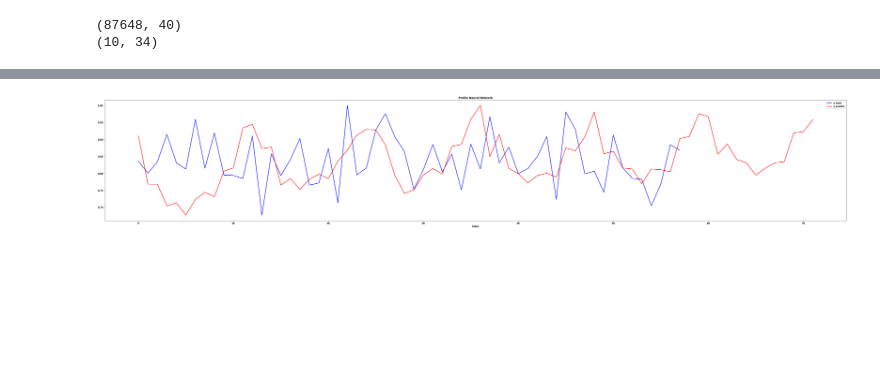
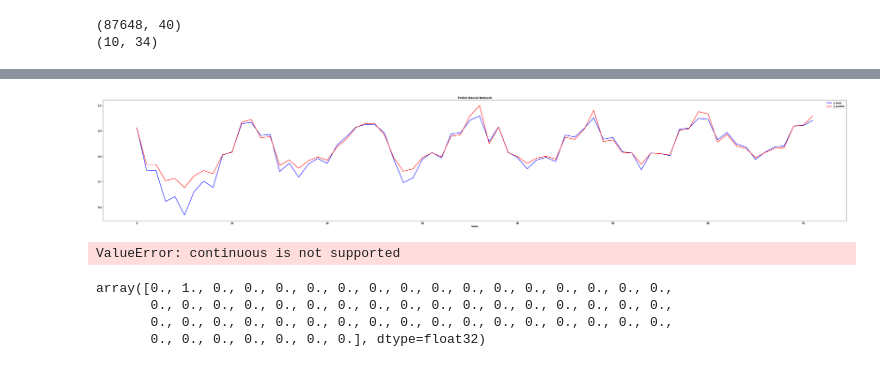
Before and after one commit to annaptasznik/EE555-FinalProject, a Jupyter notebook: ee555DAY.ipynb, the cells around one changed output, grey strips where cells are left out. Drawn from its saved outputs; the diff is of its cells as text; code cells hidden in the pictures; blank space fills up the shorter version.

```diff
--- a/ee555DAY.ipynb
+++ b/ee555DAY.ipynb
@@ -378,3 +405,9 @@ plt.plot(loss_traj2)
+# %%
+y_testAT = []
+for i in range(len(Y_hat_testAT)):
+    #print(loss_traj[i])
+    a = Y_hat_testAT[i].detach()
+    y_testAT.append(a)
 # %%
 plt.plot( Y_test_torchAT, lw=2, color="blue", label="y train")
 plt.plot( y_testAT, lw=2, color="red", label="y predict")
@@ -559,7 +609,7 @@ Y_test_torchLT = torch.tensor(y_test).float()
 Y_hat_testLT = net(X_test_torchLT)
 #print("Test error: ", (torch.linalg.norm(Y_hat_testPL-Y_test_torchPL,ord='fro')**2/len(x_test)).item())
 y_testLT = []
-for i in range(len(Y_test_torchLT)):
+for i in range(len(Y_hat_testLT)):
     #print(loss_traj[i])
     a = Y_test_torchLT[i].detach()
     y_testLT.append(a)
@@ -599,0 +633,20 @@ tensor(9.0307e-05, grad_fn=<KlDivBackward0>)
+# %%
+yhatLT = []
+for i in range(len(Y_hat_train)):
+    #print(loss_traj[i])
+    a = Y_hat_train[i].detach()
+    yhatLT.append(a)
+
+yLT = []
+for i in range(len(Y_train)):
+    #print(loss_traj[i])
+    a = Y_train[i].detach()
+    yLT.append(a)
+
+plt.plot( yhatLT, lw=2, color="blue", label="y train")
+plt.plot( yLT, lw=2, color="red", label="y predict")
+plt.legend()
+plt.title("Prelim Neural Network")
+plt.xlabel("Index")
+plt.rcParams["figure.figsize"] = (60,10)
+plt.show()
@@ -600,12 +655,32 @@ tensor(9.0307e-05, grad_fn=<KlDivBackward0>)
+# %%
+#x_train, x_test, y_train, y_test = train_test_split(nonan.iloc[:, :1].values, nonan['LT'].values,test_size=0.795)
+
+X_torchLT = torch.tensor(nonan.iloc[:, :1].values).float()
+Y_hattorchLT = net(X_torchLT)
+
+y_torchLT = []
+for i in range(len(Y_hattorchLT)):
+    #print(loss_traj[i])
+    a = Y_hattorchLT[i].detach()
+    y_torchLT.append(a)
 # %%
-#plt.plot(nonan.iloc[:, :1].values, lw=2, color="blue", label="y train")
-#y_testLT
-plt.plot(y_testLT, lw=2, color="blue", label="y train")
-plt.plot( nonan['LT'].values, lw=2, color="red", label="y predict")
+plt.plot(y_torchLT, lw=2, color="blue", label="y train")
+plt.plot( nonan.iloc[:, :1].values, lw=2, color="red", label="y predict")
 plt.legend()
 plt.title("Prelim Neural Network")
 plt.xlabel("Index")
 plt.rcParams["figure.figsize"] = (60,10)
 plt.show()
 # %% [output]
-[figure, old version]
+[figure, new version]
+# %%
+#nonan.iloc[:, :1].values
+
+from sklearn.metrics import confusion_matrix, accuracy_score, hamming_loss
+#cm = confusion_matrix(y_torchLT, nonan.iloc[:, :1].values)
+# Y_test_torchLT
+#cm = confusion_matrix(y_testLT, y_test)
+print(f"The classifier's accuracy is {hamming_loss(y_testLT, y_test)}")
+#print(cm)
+# %% [output]
+ValueError: continuous is not supported
@@ -611,0 +692,12 @@ plt.show()
+# %%
+#y_testLT
+cutoff = 1.5                             # decide on a cutoff limit
+y_pred_classes = np.zeros_like(y_testLT) # initialise a matrix full with zeros
+for pred in y_testLT:
+    y_pred_classes[pred < cutoff] = 1
+y_pred_classes
+# %% [output]
+array([0., 1., 0., 0., 0., 0., 0., 0., 0., 0., 0., 0., 0., 0., 0., 0., 0.,
+       0., 0., 0., 0., 0., 0., 0., 0., 0., 0., 0., 0., 0., 0., 0., 0., 0.,
+       0., 0., 0., 0., 0., 0., 0., 0., 0., 0., 0., 0., 0., 0., 0., 0., 0.,
+       0., 0., 0., 0., 0., 0., 0.], dtype=float32)
```
Also changed, not shown: parts of 38 cells of this notebook.
